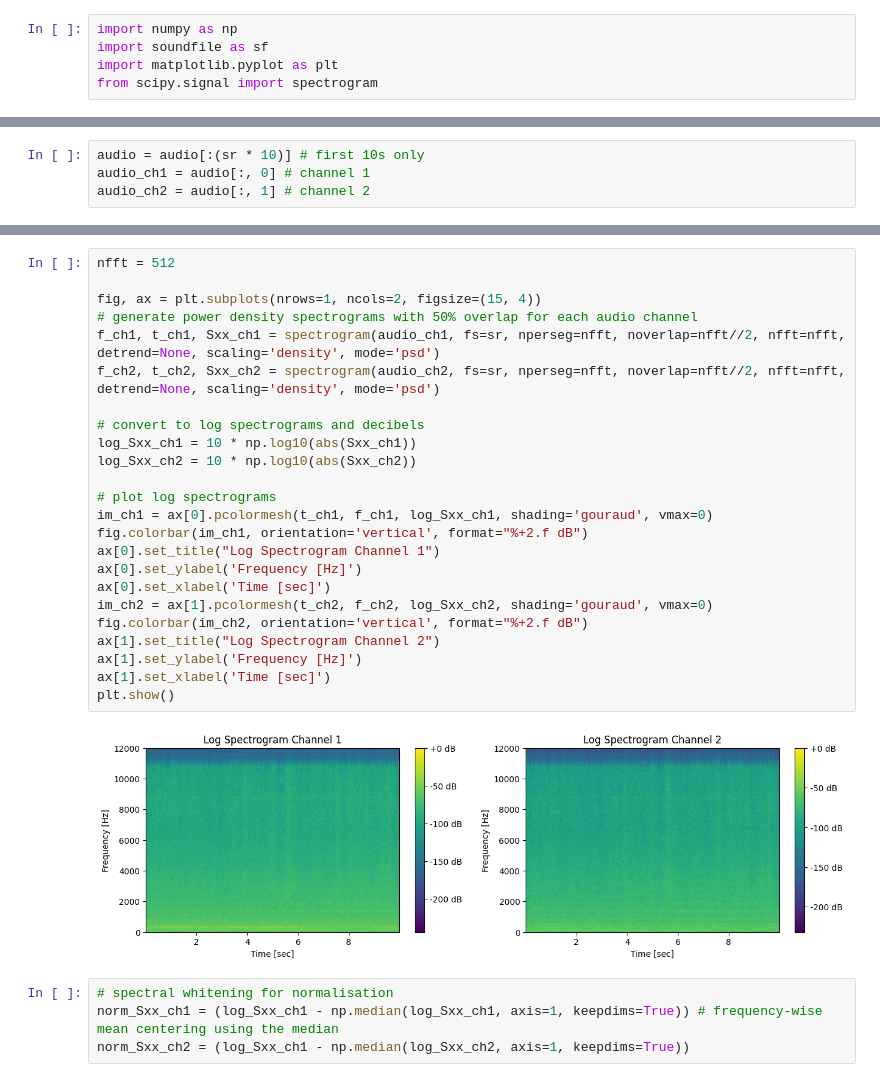
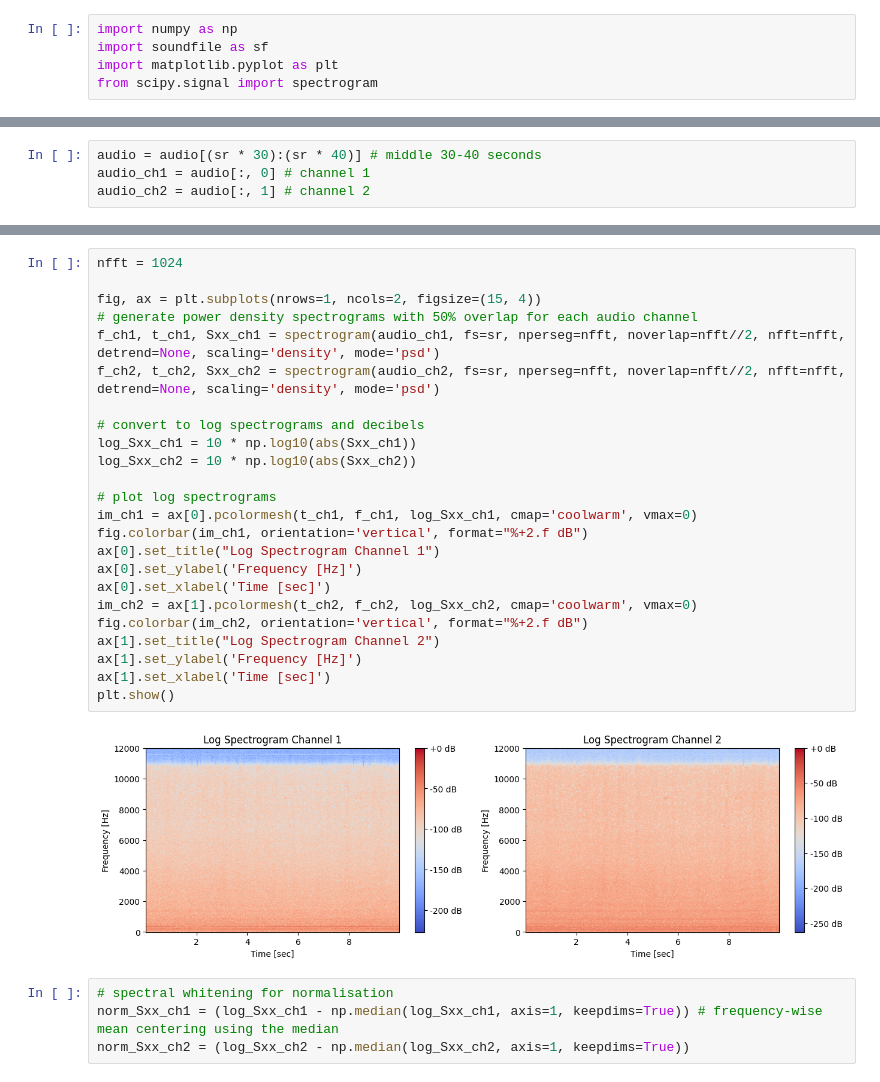
Before and after one commit to torrhen/colab, a Jupyter notebook: Spectral_Whitening.ipynb, the cells around one changed output, grey strips where cells are left out. Saved outputs shown, nothing was run; the diff lists cells and outputs as text.

```diff
--- a/Spectral_Whitening.ipynb
+++ b/Spectral_Whitening.ipynb
@@ -21,7 +20,7 @@ plt.show()
 # %% [output]
 [figure]
 # %%
-audio = audio[:(sr * 10)] # first 10s only
+audio = audio[(sr * 30):(sr * 40)] # middle 30-40 seconds
 audio_ch1 = audio[:, 0] # channel 1
 audio_ch2 = audio[:, 1] # channel 2
 # %%
@@ -38,33 +37,33 @@ plt.show()
 # %%
-nfft = 512
+nfft = 1024
 
 fig, ax = plt.subplots(nrows=1, ncols=2, figsize=(15, 4))
 # generate power density spectrograms with 50% overlap for each audio channel
 f_ch1, t_ch1, Sxx_ch1 = spectrogram(audio_ch1, fs=sr, nperseg=nfft, noverlap=nfft//2, nfft=nfft, detrend=None, scaling='density', mode='psd')
 f_ch2, t_ch2, Sxx_ch2 = spectrogram(audio_ch2, fs=sr, nperseg=nfft, noverlap=nfft//2, nfft=nfft, detrend=None, scaling='density', mode='psd')
 
 # convert to log spectrograms and decibels
 log_Sxx_ch1 = 10 * np.log10(abs(Sxx_ch1))
 log_Sxx_ch2 = 10 * np.log10(abs(Sxx_ch2))
 
 # plot log spectrograms
-im_ch1 = ax[0].pcolormesh(t_ch1, f_ch1, log_Sxx_ch1, shading='gouraud', vmax=0)
+im_ch1 = ax[0].pcolormesh(t_ch1, f_ch1, log_Sxx_ch1, cmap='coolwarm', vmax=0)
 fig.colorbar(im_ch1, orientation='vertical', format="%+2.f dB")
 ax[0].set_title("Log Spectrogram Channel 1")
 ax[0].set_ylabel('Frequency [Hz]')
 ax[0].set_xlabel('Time [sec]')
-im_ch2 = ax[1].pcolormesh(t_ch2, f_ch2, log_Sxx_ch2, shading='gouraud', vmax=0)
+im_ch2 = ax[1].pcolormesh(t_ch2, f_ch2, log_Sxx_ch2, cmap='coolwarm', vmax=0)
 fig.colorbar(im_ch2, orientation='vertical', format="%+2.f dB")
 ax[1].set_title("Log Spectrogram Channel 2")
 ax[1].set_ylabel('Frequency [Hz]')
 ax[1].set_xlabel('Time [sec]')
 plt.show()
 # %% [output]
-[figure, old version]
+[figure, new version]
 # %%
 # spectral whitening for normalisation
 norm_Sxx_ch1 = (log_Sxx_ch1 - np.median(log_Sxx_ch1, axis=1, keepdims=True)) # frequency-wise mean centering using the median
-norm_Sxx_ch2 = (log_Sxx_ch1 - np.median(log_Sxx_ch2, axis=1, keepdims=True))
+norm_Sxx_ch2 = (log_Sxx_ch2 - np.median(log_Sxx_ch2, axis=1, keepdims=True))
 # %%
 # plot the spectral whitened log spectrograms
 fig, ax = plt.subplots(nrows=1, ncols=2, figsize=(15, 4))
```
Also changed, not shown: parts of 4 cells of this notebook.
